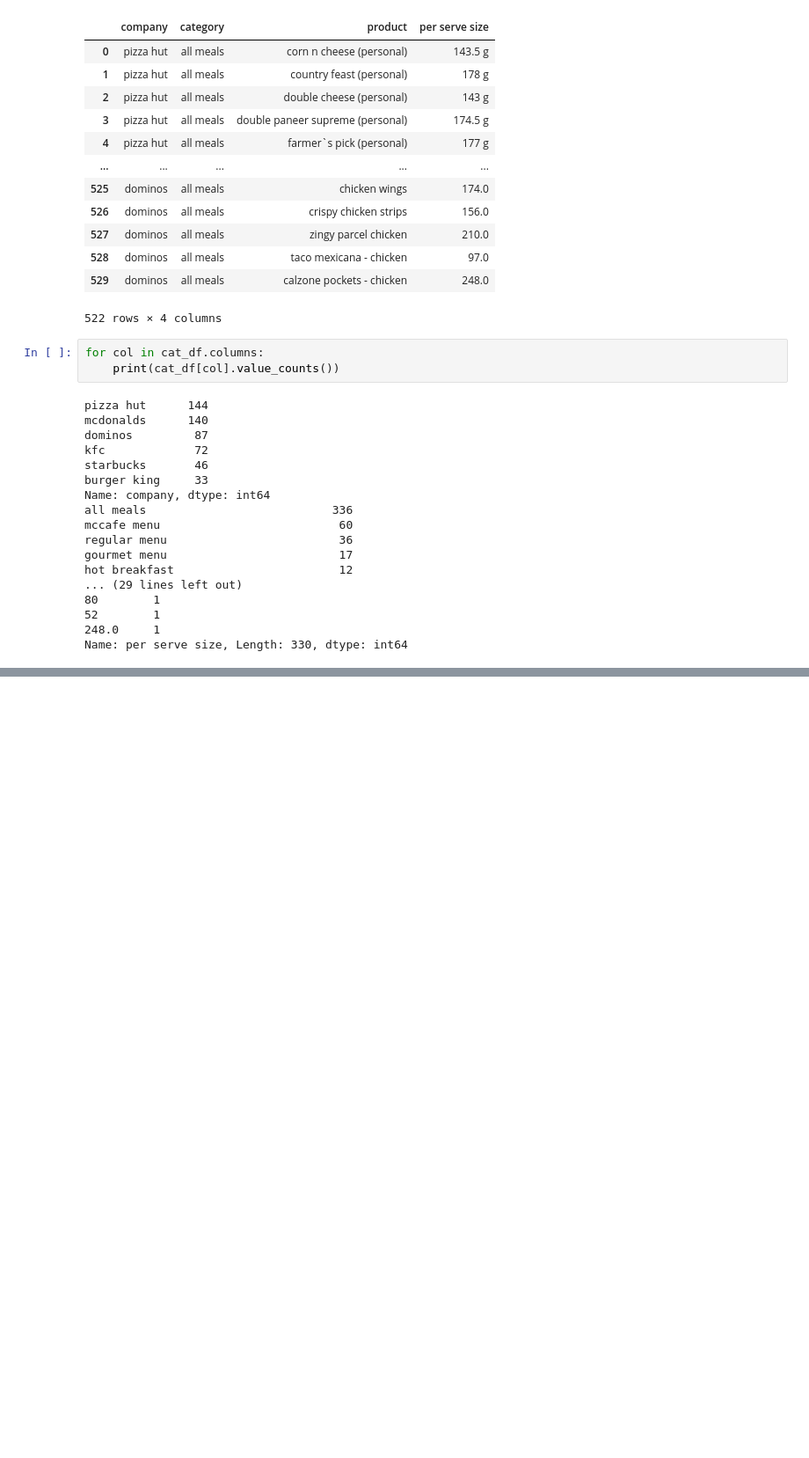
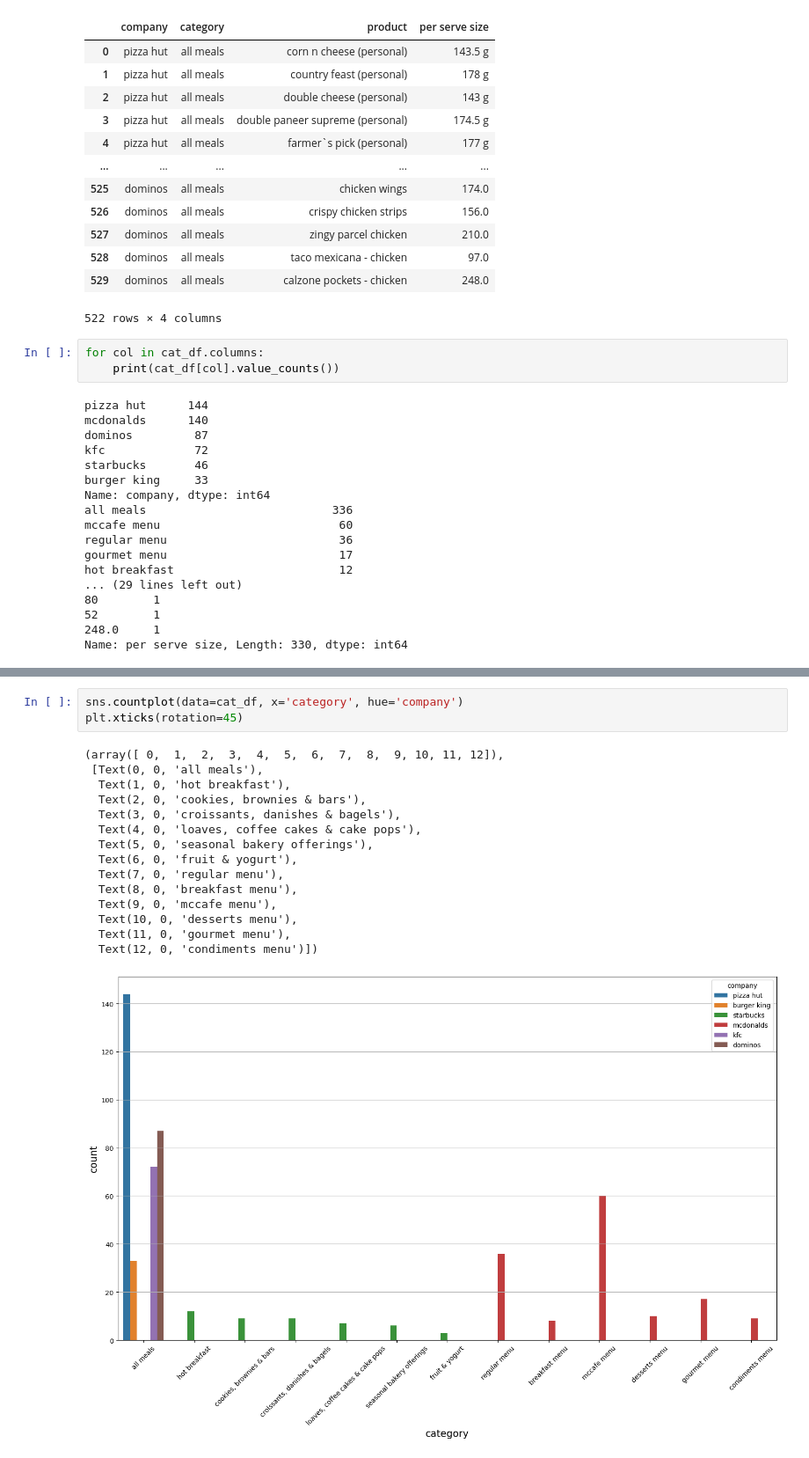
Before and after one commit to NicoGiamm/MachineLearning-DataScience_smallprojects, a Jupyter notebook: Fast Food Nutritional Values/Fast_food_analysis.ipynb, the cells around one changed output, grey strips where cells are left out. Shown at 88% size. Cells and saved outputs as stored; diff of their text form; blank space fills up the shorter version.

```diff
--- a/Fast Food Nutritional Values/Fast_food_analysis.ipynb
+++ b/Fast Food Nutritional Values/Fast_food_analysis.ipynb
@@ -260,0 +276,19 @@ for col in cat_df.columns[:-1]:
+# %%
+sns.countplot(data=cat_df, x='category', hue='company')
+plt.xticks(rotation=45)
+# %% [output]
+(array([ 0,  1,  2,  3,  4,  5,  6,  7,  8,  9, 10, 11, 12]),
+ [Text(0, 0, 'all meals'),
+  Text(1, 0, 'hot breakfast'),
+  Text(2, 0, 'cookies, brownies & bars'),
+  Text(3, 0, 'croissants, danishes & bagels'),
+  Text(4, 0, 'loaves, coffee cakes & cake pops'),
+  Text(5, 0, 'seasonal bakery offerings'),
+  Text(6, 0, 'fruit & yogurt'),
+  Text(7, 0, 'regular menu'),
+  Text(8, 0, 'breakfast menu'),
+  Text(9, 0, 'mccafe menu'),
+  Text(10, 0, 'desserts menu'),
+  Text(11, 0, 'gourmet menu'),
+  Text(12, 0, 'condiments menu')])
+[figure, added]
```
Also changed, not shown: parts of 21 cells of this notebook.
